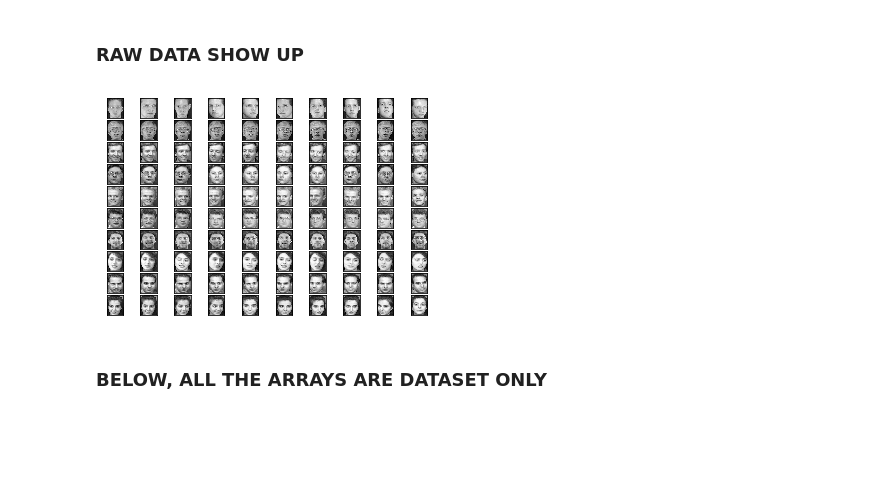
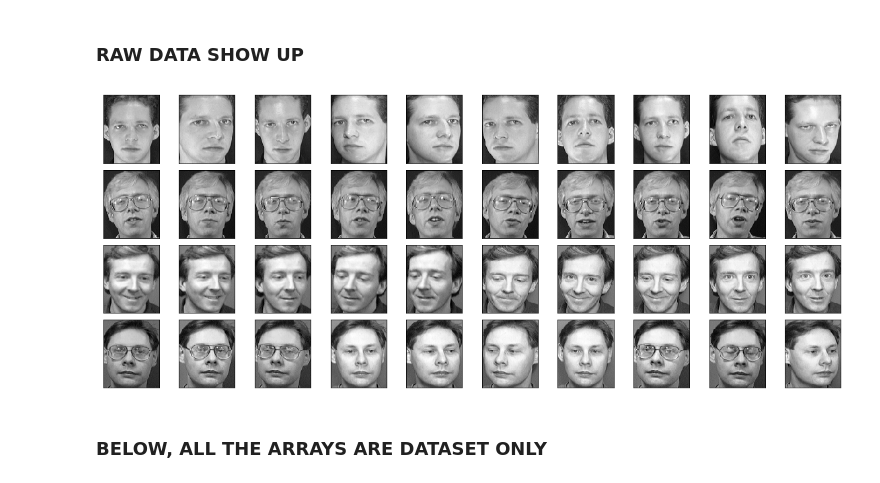
Before and after one commit to lucasnnobrega/DIP, a Jupyter notebook: Final assingment/FFT Implementation.ipynb, the cells around one changed output. Drawn from its saved outputs; the diff is of its cells as text; code cells hidden in the pictures; blank space fills up the shorter version.

```diff
--- a/Final assingment/FFT Implementation.ipynb
+++ b/Final assingment/FFT Implementation.ipynb
@@ -53,17 +53,18 @@ Dataset size: 360
 # %% [markdown]
 ### RAW DATA SHOW UP
 # %%
-nrows, ncols = 10, 10
+nrows, ncols = 4, 10
 
+plt.figure(figsize=(20,8))
 for j in range(0,nrows*ncols,10):
     for i in range(1,11):
         plt.subplot(nrows, ncols, i + j)
         plt.imshow(people_raw[i-1 + j], cmap = 'gray')
         plt.xticks([]), plt.yticks([])
 plt.subplots_adjust(left=None, bottom=None, right=None, top=None, wspace=0.1, hspace=0.1)
 plt.show()
 # %% [output]
-[figure, old version]
+[figure, new version]
 # %% [markdown]
 ### BELOW, ALL THE ARRAYS ARE DATASET ONLY
 # %% [markdown]
```
Also changed, not shown: parts of 3 cells of this notebook, 1 other file.
